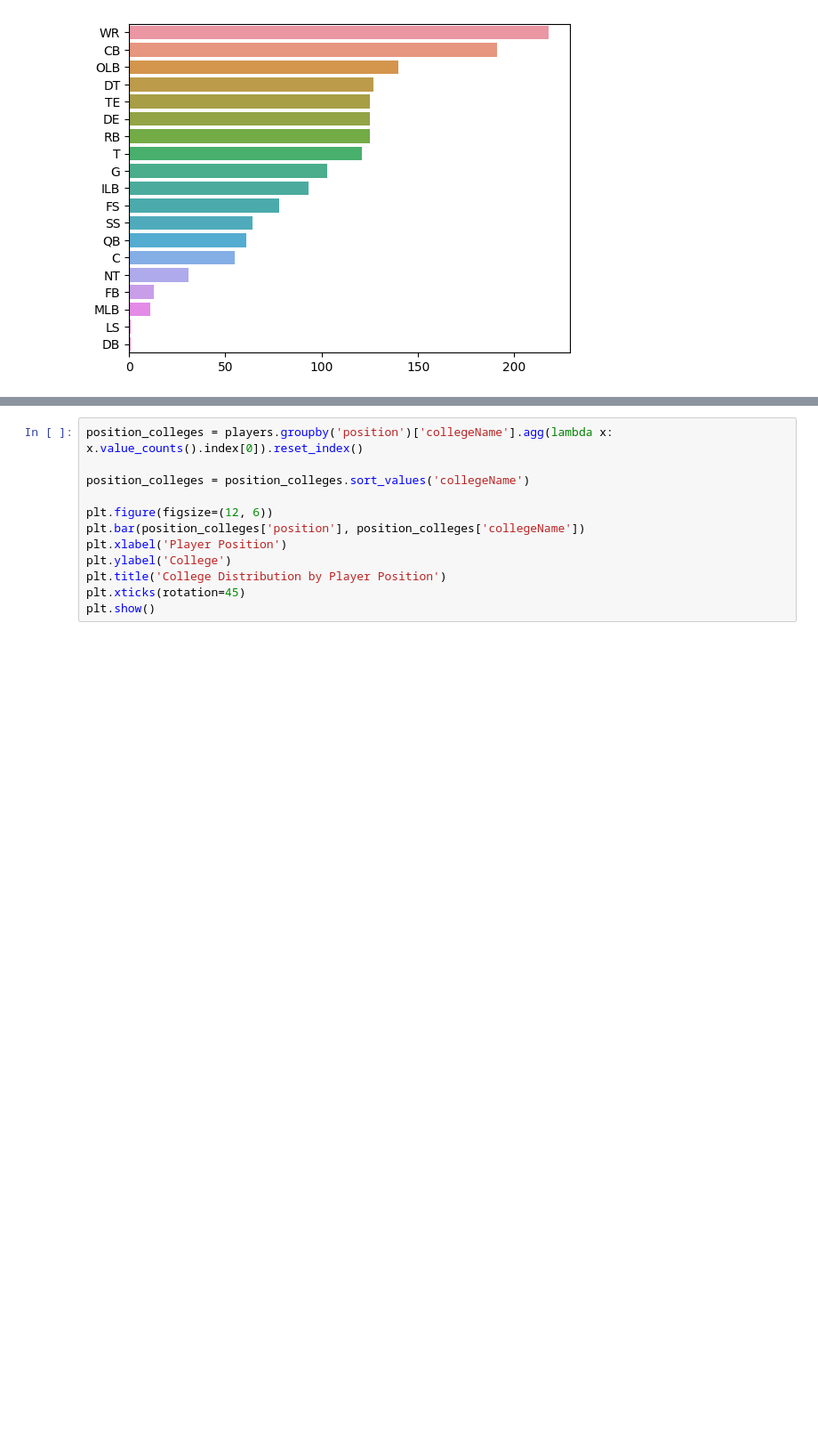
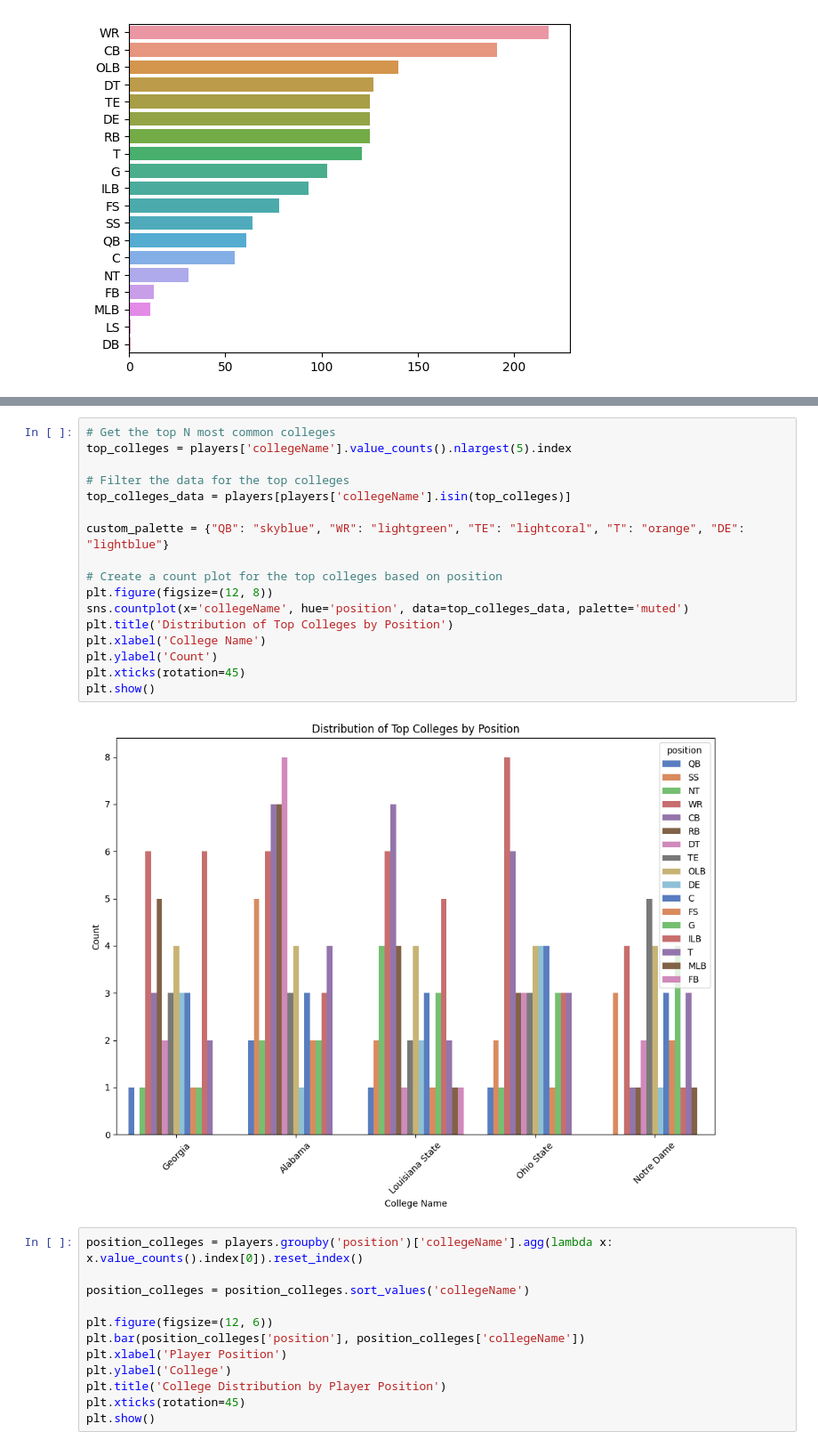
Before and after one commit to glaframb71/CS39AA-Project, a Jupyter notebook: 39aa-project.ipynb, the cells around one changed output, grey strips where cells are left out. Shown: that part at 89% size. Saved outputs shown, nothing was run; the diff lists cells and outputs as text; blank space fills up the shorter version.

```diff
--- a/39aa-project.ipynb
+++ b/39aa-project.ipynb
@@ -170,3 +187,22 @@ plt.show()
+# %%
+# Get the top N most common colleges
+top_colleges = players['collegeName'].value_counts().nlargest(5).index
+
+# Filter the data for the top colleges
+top_colleges_data = players[players['collegeName'].isin(top_colleges)]
+
+custom_palette = {"QB": "skyblue", "WR": "lightgreen", "TE": "lightcoral", "T": "orange", "DE": "lightblue"}
+
+# Create a count plot for the top colleges based on position
+plt.figure(figsize=(12, 8))
+sns.countplot(x='collegeName', hue='position', data=top_colleges_data, palette='muted')
+plt.title('Distribution of Top Colleges by Position')
+plt.xlabel('College Name')
+plt.ylabel('Count')
+plt.xticks(rotation=45)
+plt.show()
+# %% [output]
+[figure, added]
 # %%
 position_colleges = players.groupby('position')['collegeName'].agg(lambda x: x.value_counts().index[0]).reset_index()
 
```
Also changed, not shown: parts of 7 cells of this notebook.
